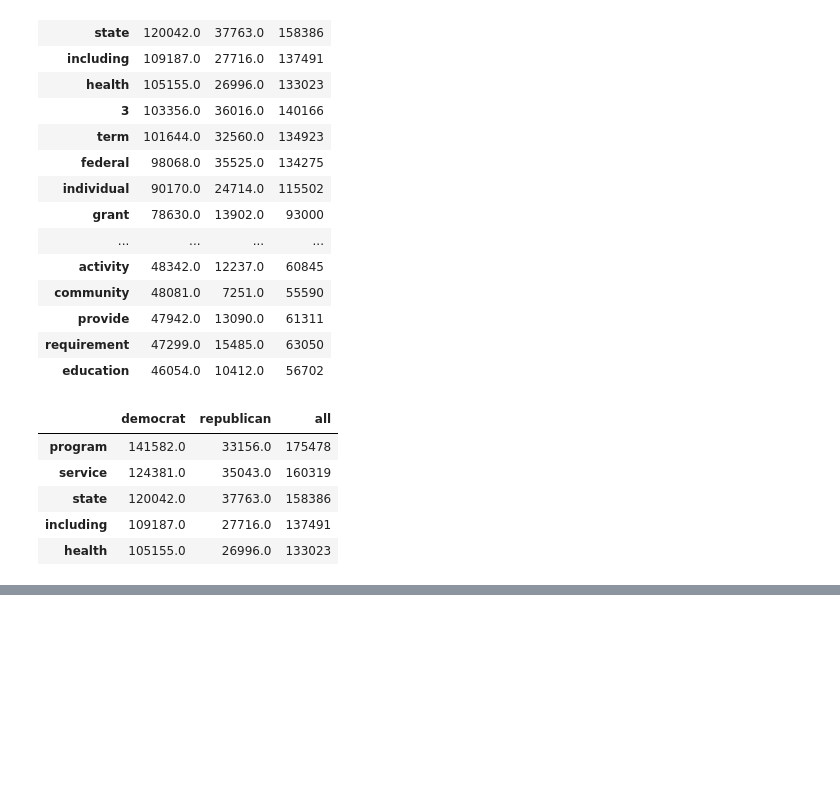
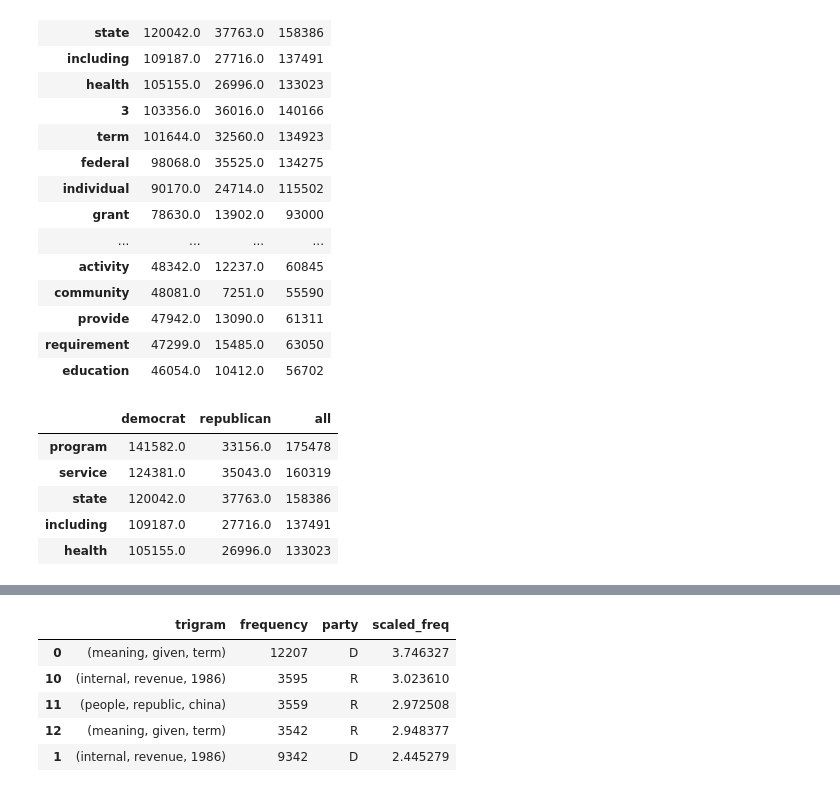
Before and after one commit to good-bill-hunting/political_parser, a Jupyter notebook: barts_explore.ipynb, the cells around one changed output, grey strips where cells are left out. Cells and saved outputs as stored; diff of their text form; code cells hidden in the pictures; blank space fills up the shorter version.

```diff
--- a/barts_explore.ipynb
+++ b/barts_explore.ipynb
@@ -169,0 +258,9 @@ word_freq.head()
+# %%
+top_trigrams.head()
+# %% [output]
+|  | trigram | frequency | party | scaled_freq |
+| 0 | (meaning, given, term) | 12207 | D | 3.746327 |
+| 10 | (internal, revenue, 1986) | 3595 | R | 3.023610 |
+| 11 | (people, republic, china) | 3559 | R | 2.972508 |
+| 12 | (meaning, given, term) | 3542 | R | 2.948377 |
+| 1 | (internal, revenue, 1986) | 9342 | D | 2.445279 |
```
Also changed, not shown: parts of 11 cells of this notebook, 2 other files.
